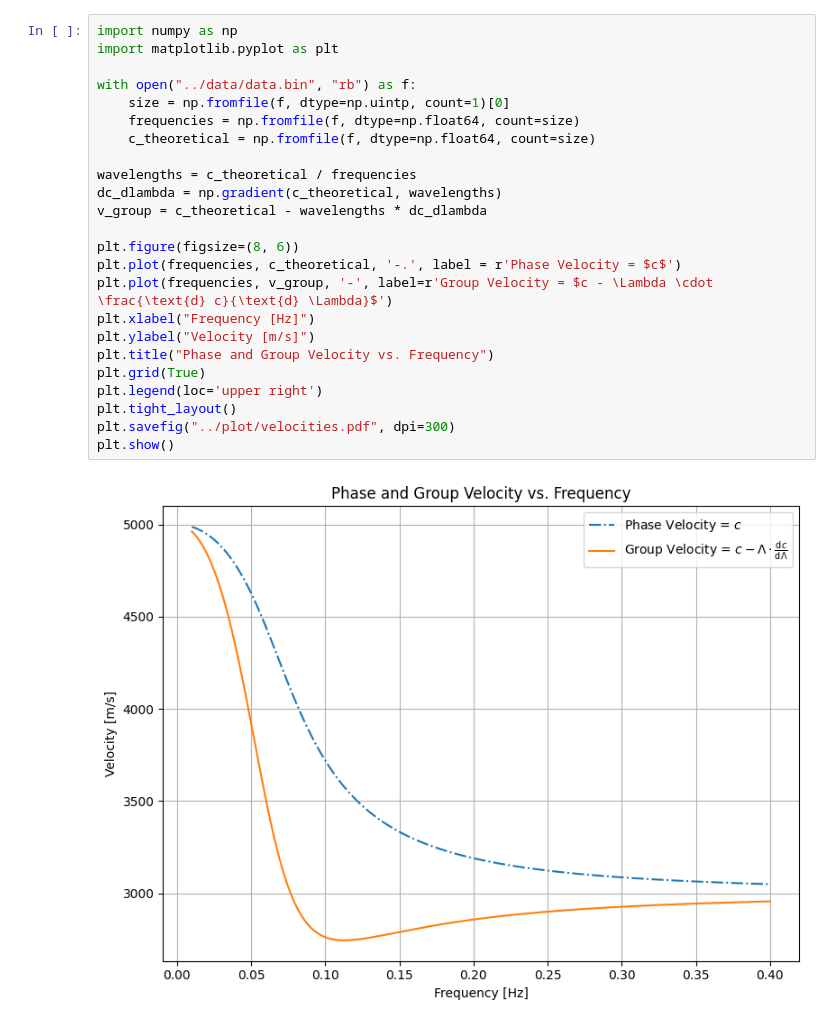
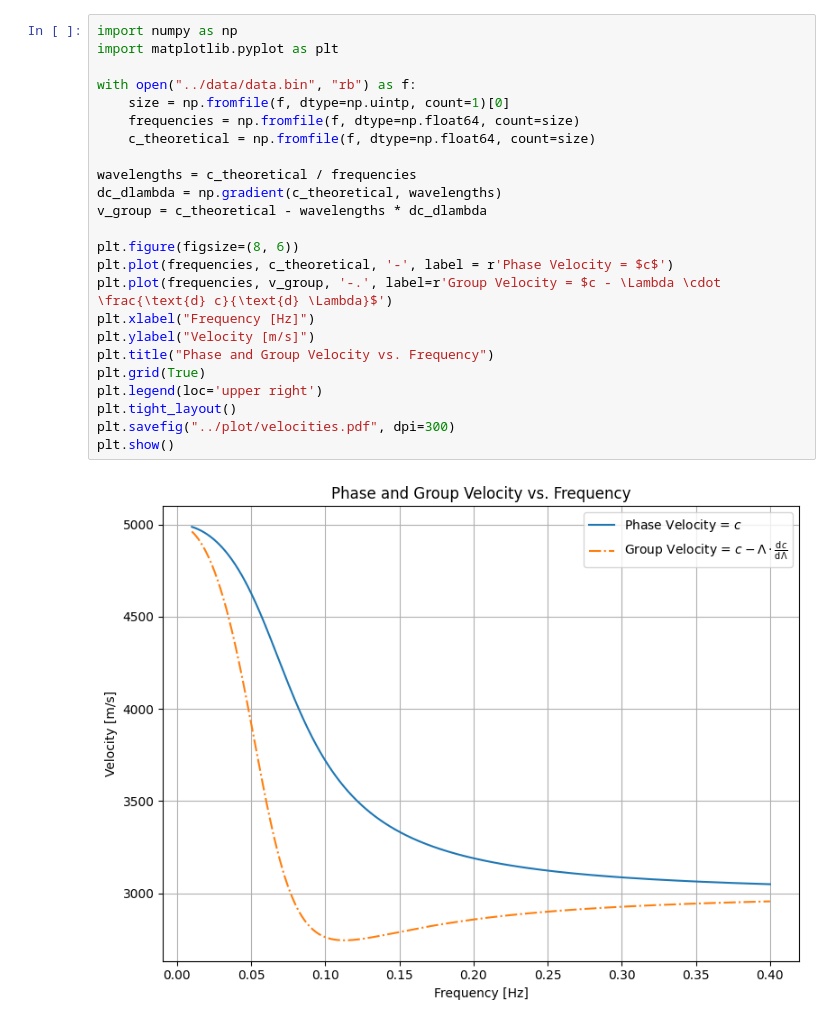
Before and after one commit to Gauss963/LoveWave-Solver, a Jupyter notebook: src/plot_from_cc.ipynb, the cells around one changed output. Saved outputs shown, nothing was run; the diff lists cells and outputs as text.

```diff
--- a/src/plot_from_cc.ipynb
+++ b/src/plot_from_cc.ipynb
@@ -1,26 +1,26 @@
 # %%
 import numpy as np
 import matplotlib.pyplot as plt
 
 with open("../data/data.bin", "rb") as f:
     size = np.fromfile(f, dtype=np.uintp, count=1)[0]
     frequencies = np.fromfile(f, dtype=np.float64, count=size)
     c_theoretical = np.fromfile(f, dtype=np.float64, count=size)
 
 wavelengths = c_theoretical / frequencies
 dc_dlambda = np.gradient(c_theoretical, wavelengths)
 v_group = c_theoretical - wavelengths * dc_dlambda
 
 plt.figure(figsize=(8, 6))
-plt.plot(frequencies, c_theoretical, '-.', label = r'Phase Velocity = $c$')
-plt.plot(frequencies, v_group, '-', label=r'Group Velocity = $c - \Lambda \cdot \frac{\text{d} c}{\text{d} \Lambda}$')
+plt.plot(frequencies, c_theoretical, '-', label = r'Phase Velocity = $c$')
+plt.plot(frequencies, v_group, '-.', label=r'Group Velocity = $c - \Lambda \cdot \frac{\text{d} c}{\text{d} \Lambda}$')
 plt.xlabel("Frequency [Hz]")
 plt.ylabel("Velocity [m/s]")
 plt.title("Phase and Group Velocity vs. Frequency")
 plt.grid(True)
 plt.legend(loc='upper right')
 plt.tight_layout()
 plt.savefig("../plot/velocities.pdf", dpi=300)
 plt.show()
 # %% [output]
-[figure, old version]
+[figure, new version]
```
Also changed, not shown: 2 other files.
